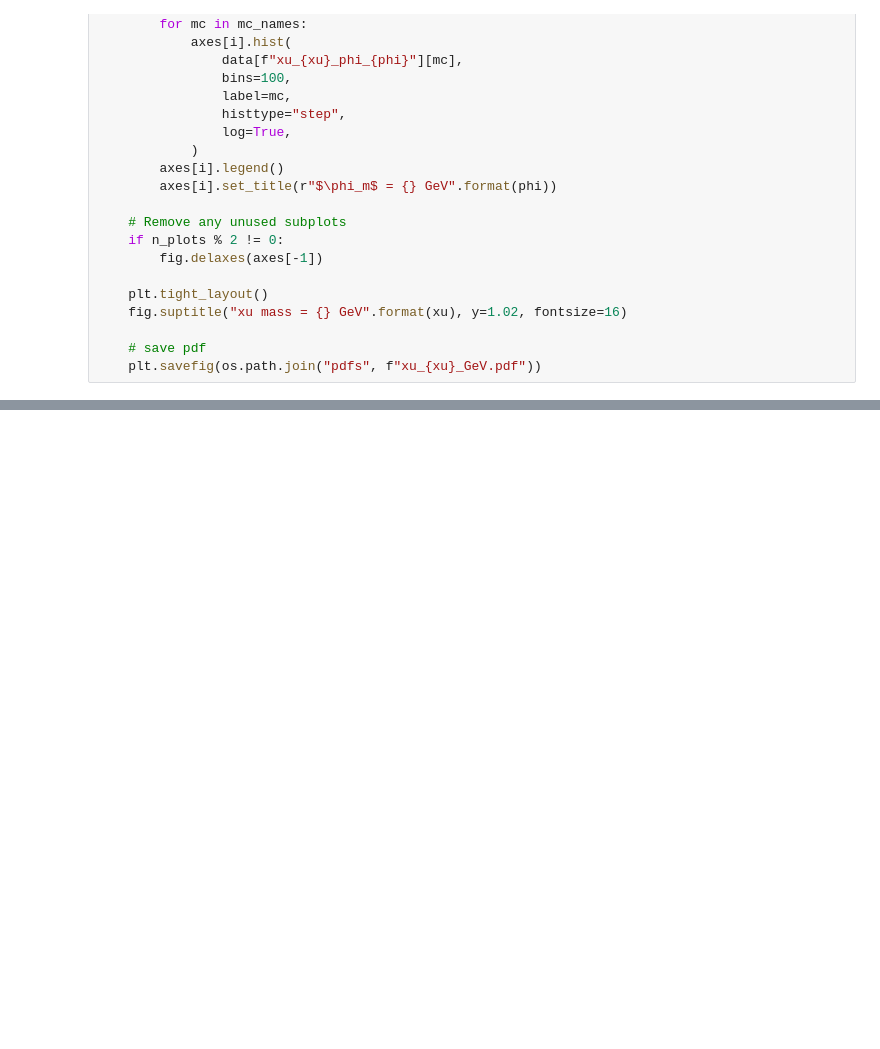
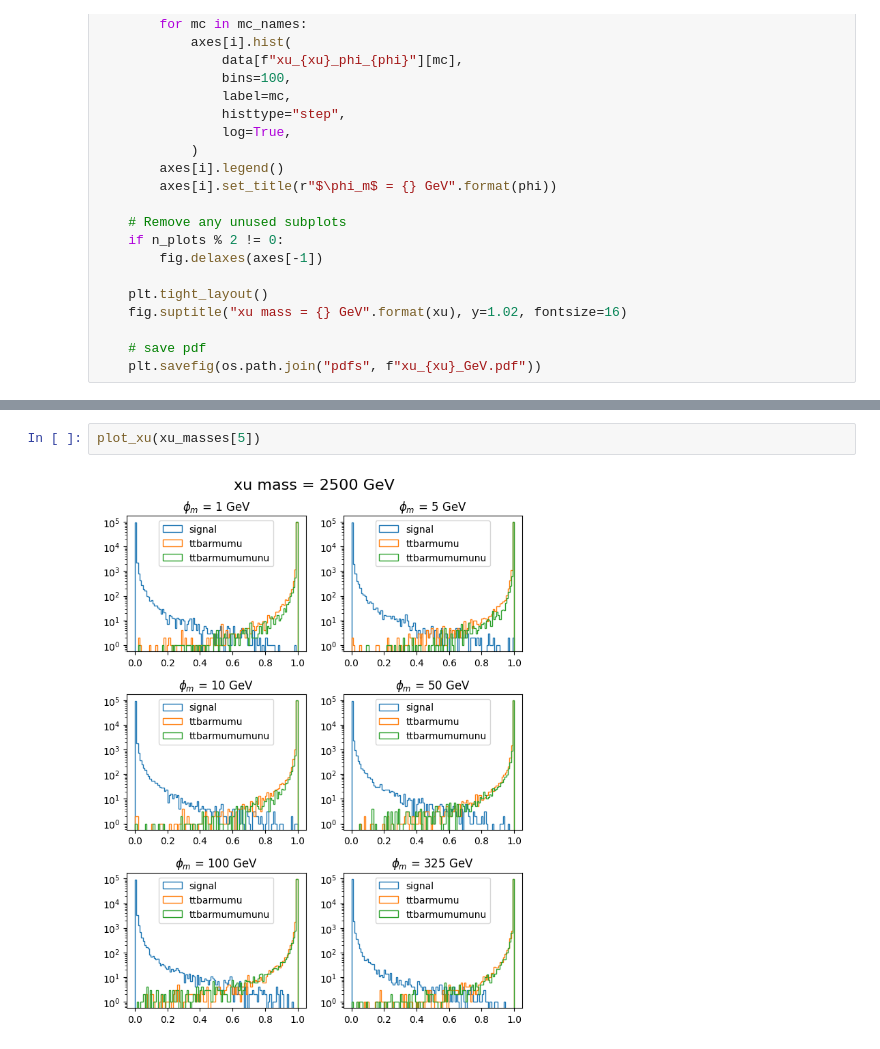
Before and after one commit to Phenomenology-group-uniandes/U1T3R_Significances, a Jupyter notebook: data_exploration.ipynb, the cells around one changed output, grey strips where cells are left out. Saved outputs shown, nothing was run; the diff lists cells and outputs as text; blank space fills up the shorter version.

```diff
--- a/data_exploration.ipynb
+++ b/data_exploration.ipynb
@@ -68,0 +85,4 @@ plot_xu(xu_masses[4])
+# %%
+plot_xu(xu_masses[5])
+# %% [output]
+[figure, added]
```
Also changed, not shown: parts of 7 cells of this notebook, 4 other files.
